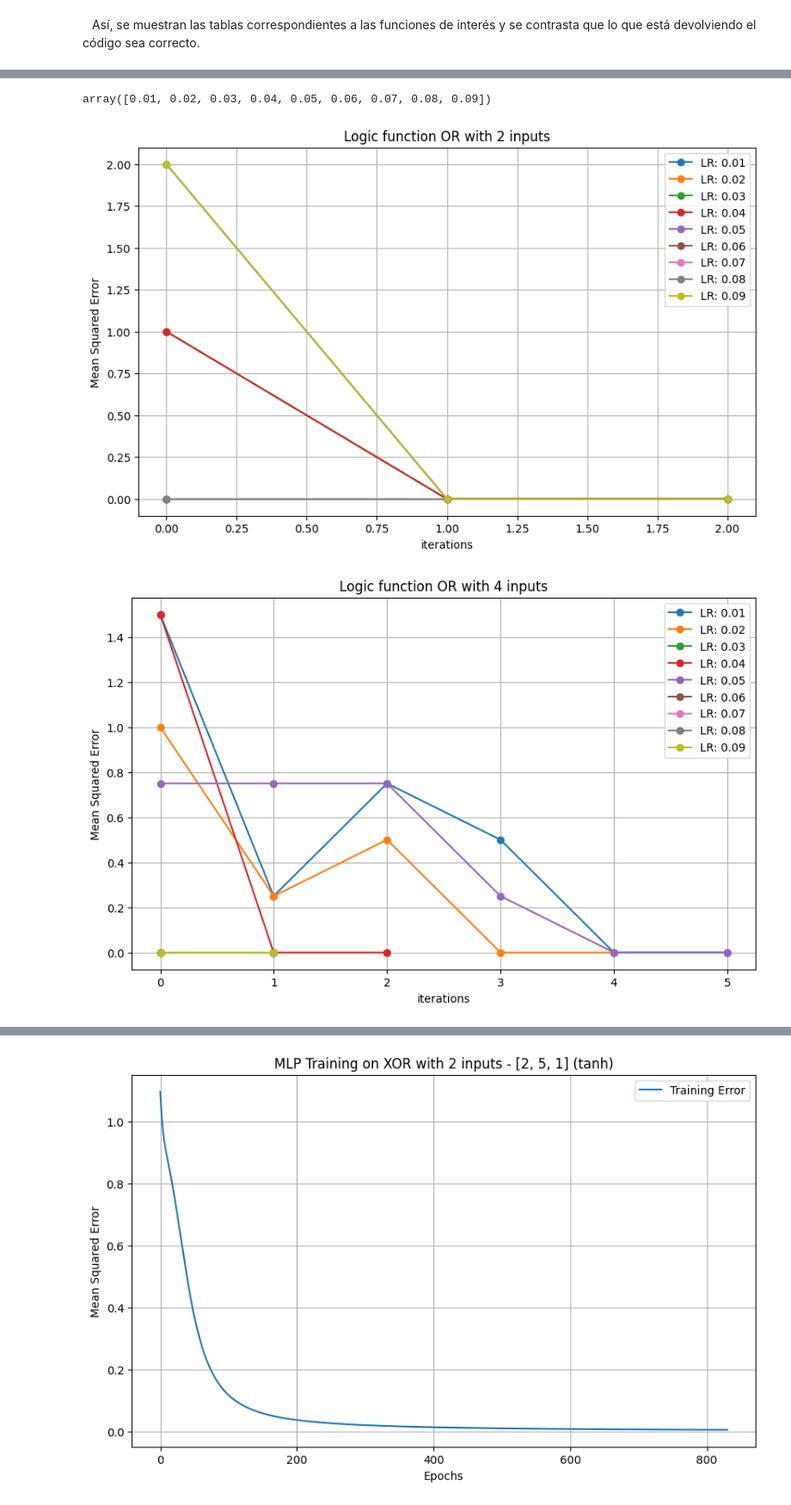
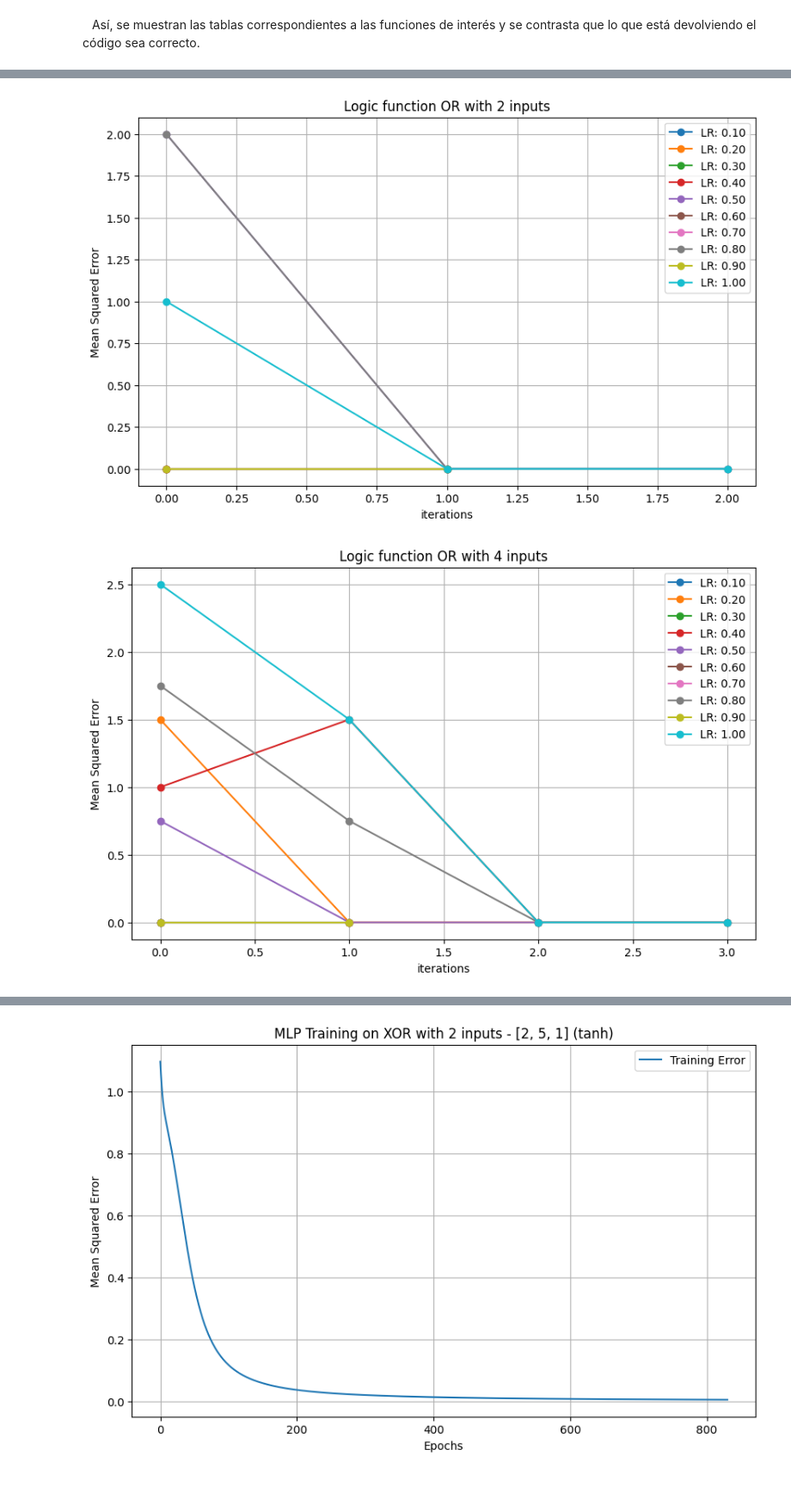
Before and after one commit to felipeperassi/Neural-Networks, a Jupyter notebook: Perceptron/Perceptron.ipynb, the cells around one changed output, grey strips where cells are left out. Shown at 86% size. Cells and saved outputs as stored; diff of their text form; code cells hidden in the pictures.

```diff
--- a/Perceptron/Perceptron.ipynb
+++ b/Perceptron/Perceptron.ipynb
@@ -452,16 +449,15 @@ def plot_errors(errors, learning_rates, title, iteration) -> None:
 # %%
-learning_rates = np.arange(0.01, 0.1, 0.01)
+learning_rates = np.arange(0.1, 1.1, 0.1)
 Xs = [X2, X4, X2, X4]
 Ys = [YOr2, YOr4, YAnd2, YAnd4]
-display(learning_rates)
+
 for x, y in zip(Xs, Ys):
     for i, nu in enumerate(learning_rates):
         per = Perceptron()
         per.train(x, y, nu)
 
         gate_type = "OR" if np.array_equal(y, YOr2) or np.array_equal(y, YOr4) else "AND"
         plot_errors(per.error_list, learning_rates, f"Logic function {gate_type} with {x.shape[1]} inputs", i+1)
 # %% [output]
-array([0.01, 0.02, 0.03, 0.04, 0.05, 0.06, 0.07, 0.08, 0.09])
-[figure, old version]
+[figure, new version]
-[figure, old version]
+[figure, new version]
```
Also changed, not shown: parts of 77 cells of this notebook, 1 other file.
